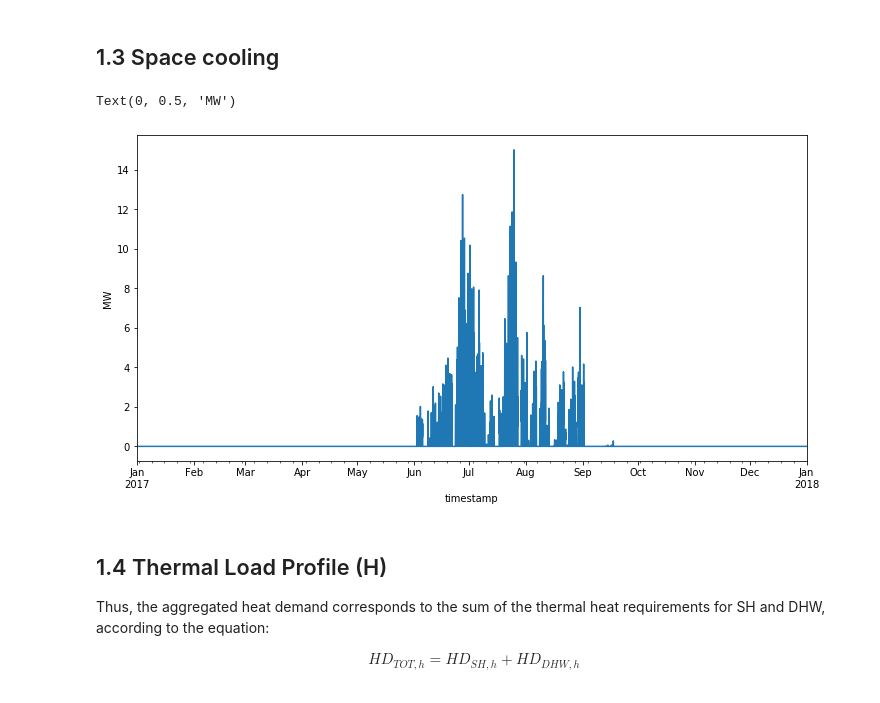
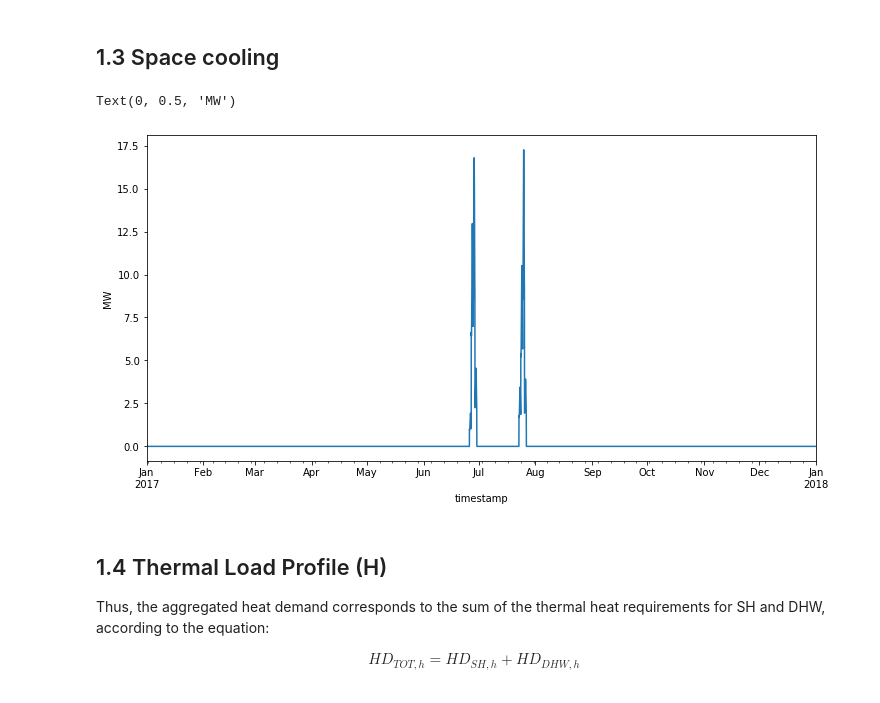
Before and after one commit to fernandobperezm/data-and-results-visualization, a Jupyter notebook: Data Processing.ipynb, the cells around one changed output. Cells and saved outputs as stored; diff of their text form; code cells hidden in the pictures.

Commit message:
Reads space cooling hourly profile

```diff
--- a/Data Processing.ipynb
+++ b/Data Processing.ipynb
@@ -411,15 +412,15 @@ def cooling_degree(T_amb):
     return max(0, T_amb-T_base_cool_degree)
 # %%
 dataset["Cool_demand"] = CD_year
-dataset["cooling_degree_days"] = dataset.air_temp.apply(cooling_degree)
+dataset["cooling_degree_days"] = T_daily_avg.air_temp.apply(cooling_degree)
 dataset["space_cooling_dist"] = dataset.cooling_degree_days / max(sum(dataset.cooling_degree_days), 1)
-dataset["SC_consumption"] = dataset["Cool_demand"] * dataset["space_cooling_dist"]* dataset["DHW_hourly_consumption_ratio"] #Applying a smoothing factor
+dataset["SC_consumption"] = dataset["Cool_demand"] * dataset["space_cooling_dist"]* dataset["SC_hourly_consumption_ratio"] #Applying a smoothing factor
                                                                                   #that considers users'behavior. **In this case assumed equal to the DHW profile**
 ax=dataset["SC_consumption"].plot(figsize=(12,6))
 ax.set_ylabel("MW")
 # %% [output]
 Text(0, 0.5, 'MW')
-[figure, old version]
+[figure, new version]
 # %% [markdown]
 ## 1.4 Thermal Load Profile (H)
 
```
Also changed, not shown: parts of 3 cells of this notebook, 3 other files.
